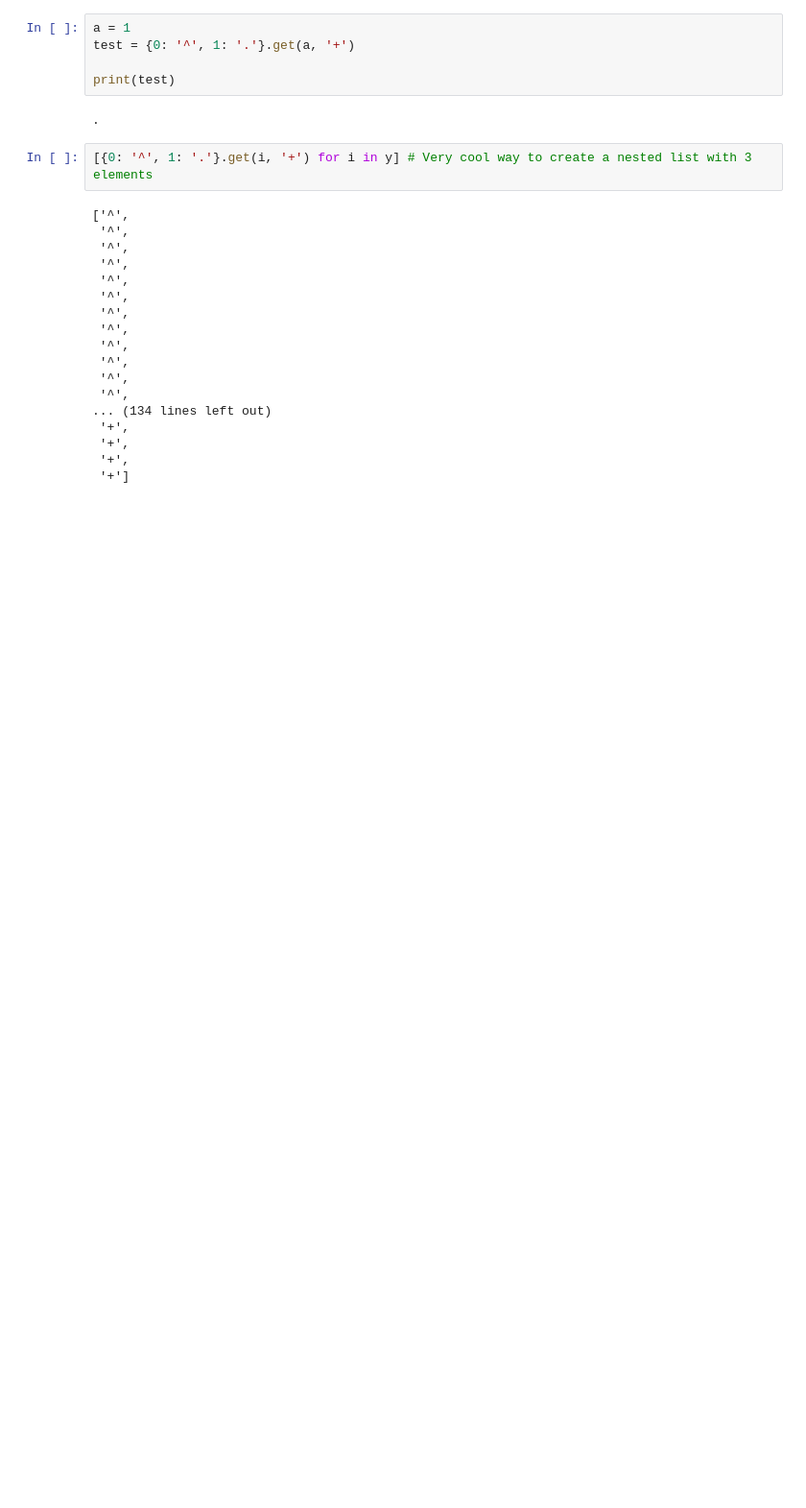
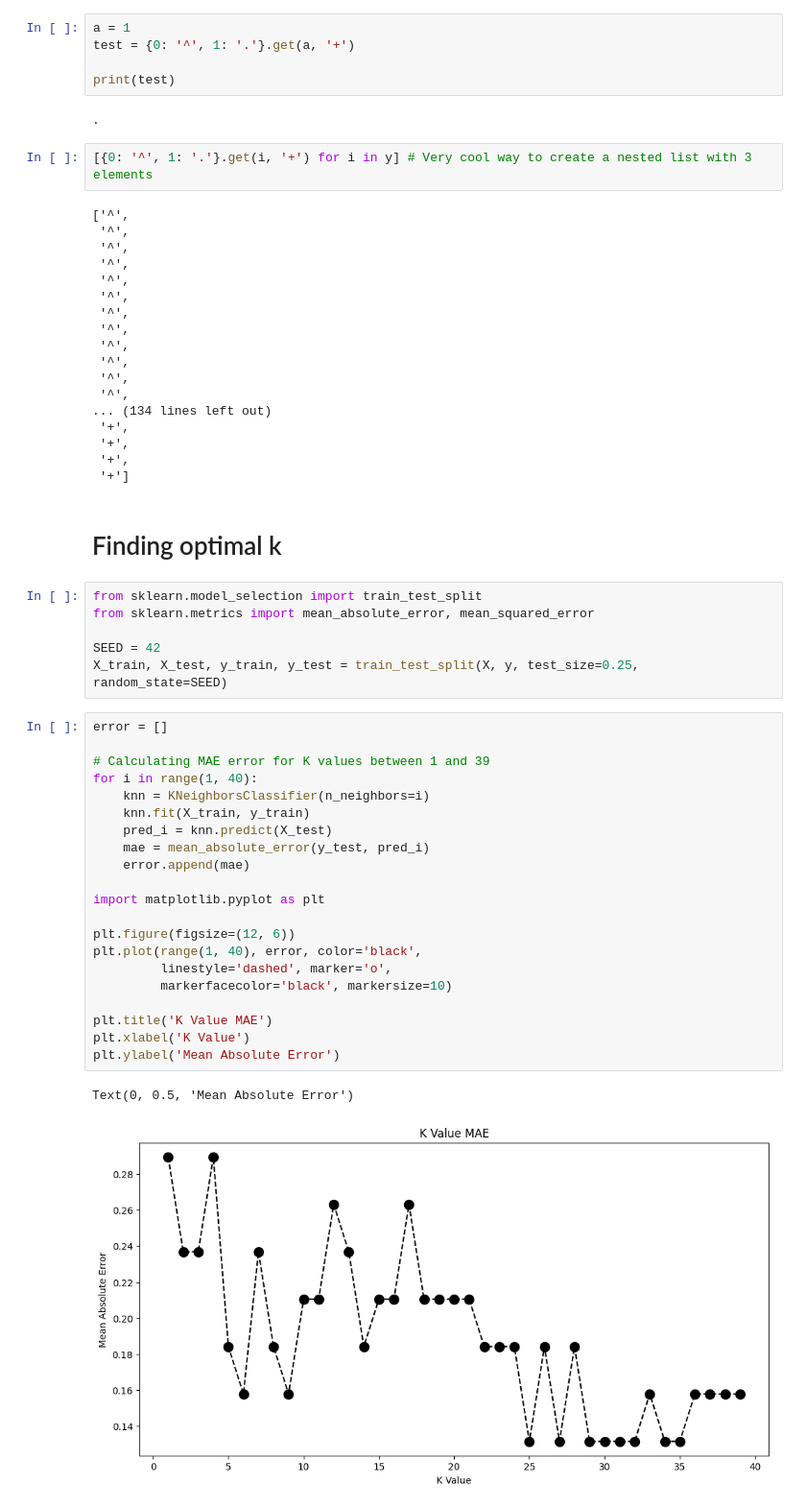
Before and after one commit to damajojung/project-neurocloud, a Jupyter notebook: code/6_k_neighbours/k_neighbours.ipynb, the cells around one changed output. Shown: that part at 96% size. Drawn from its saved outputs; the diff is of its cells as text; blank space fills up the shorter version.

```diff
--- a/code/6_k_neighbours/k_neighbours.ipynb
+++ b/code/6_k_neighbours/k_neighbours.ipynb
@@ -103,3 +103,35 @@ print(test)
  '+',
  '+',
  '+']
+# %% [markdown]
+# Finding optimal k
+# %%
+from sklearn.model_selection import train_test_split
+from sklearn.metrics import mean_absolute_error, mean_squared_error
+
+SEED = 42
+X_train, X_test, y_train, y_test = train_test_split(X, y, test_size=0.25, random_state=SEED)
+# %%
+error = []
+
+# Calculating MAE error for K values between 1 and 39
+for i in range(1, 40):
+    knn = KNeighborsClassifier(n_neighbors=i)
+    knn.fit(X_train, y_train)
+    pred_i = knn.predict(X_test)
+    mae = mean_absolute_error(y_test, pred_i)
+    error.append(mae)
+
+import matplotlib.pyplot as plt
+
+plt.figure(figsize=(12, 6))
+plt.plot(range(1, 40), error, color='black',
+         linestyle='dashed', marker='o',
+         markerfacecolor='black', markersize=10)
+
+plt.title('K Value MAE')
+plt.xlabel('K Value')
+plt.ylabel('Mean Absolute Error')
+# %% [output]
+Text(0, 0.5, 'Mean Absolute Error')
+[figure, added]
```
Also changed, not shown: 1 other file.
